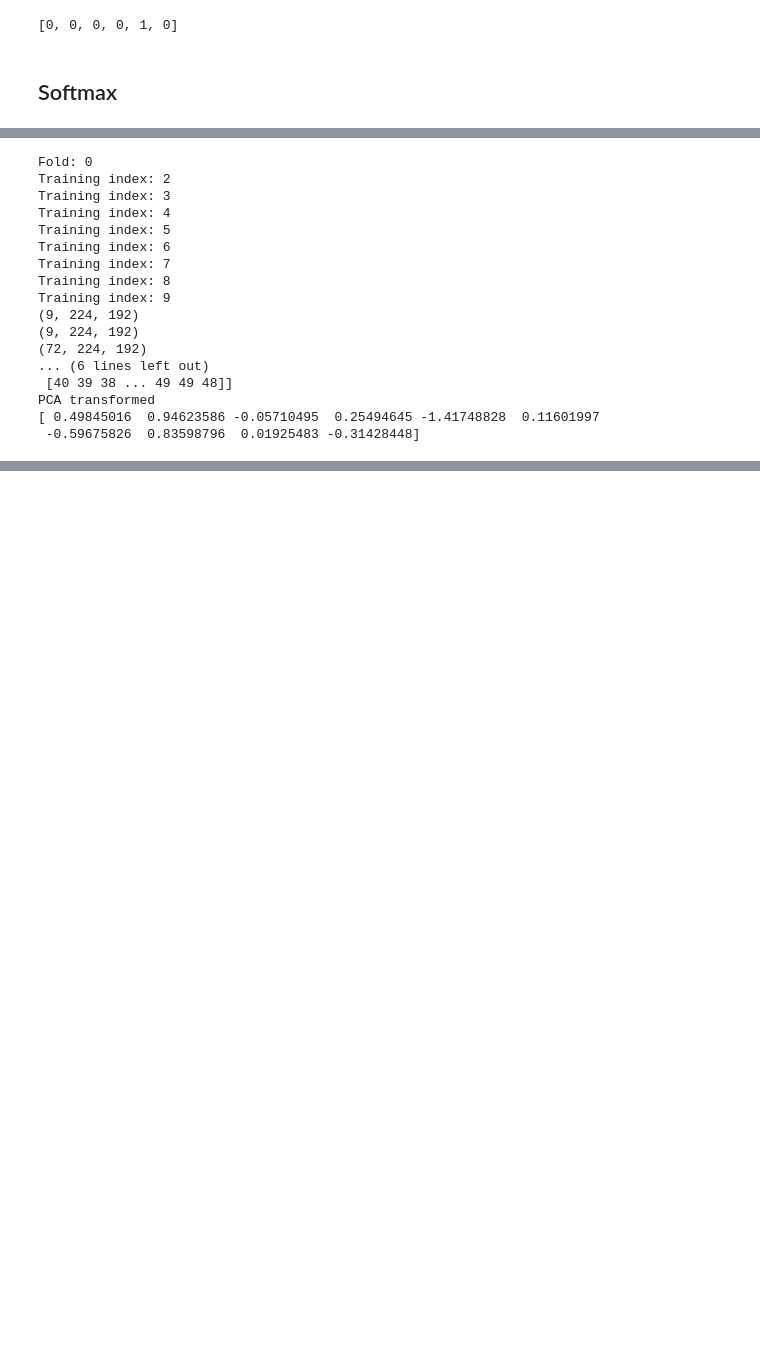
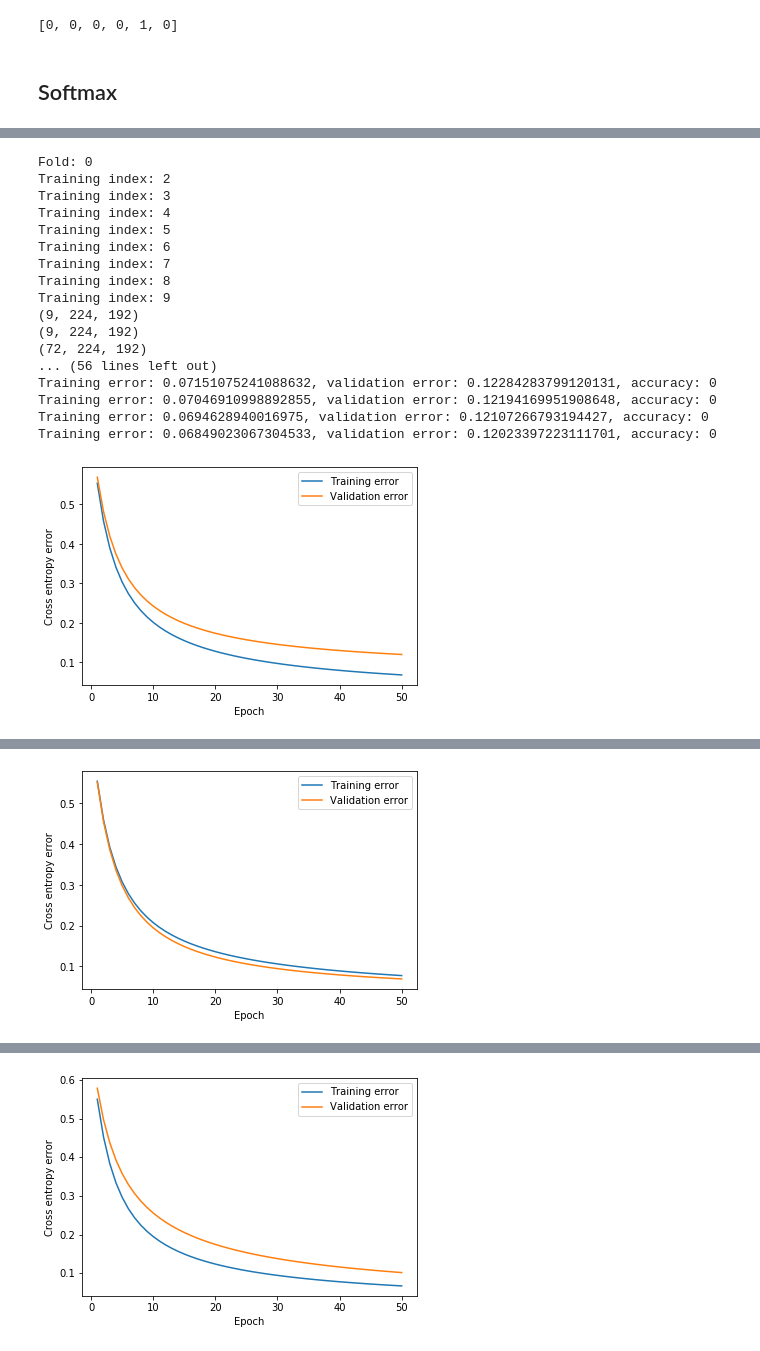
Before and after one commit to jonryf/deep-learning-facial-expression-classification, a Jupyter notebook: PA1 Logistic Regression.ipynb, the cells around one changed output, grey strips where cells are left out. Saved outputs shown, nothing was run; the diff lists cells and outputs as text; code cells hidden in the pictures; blank space fills up the shorter version.

```diff
--- a/PA1 Logistic Regression.ipynb
+++ b/PA1 Logistic Regression.ipynb
@@ -365,3 +419,22 @@ class PCA:
         compressed_image_vectors = np.matmul(flat_images, self.components) / self.singular_values
         return compressed_image_vectors
     '''
+# %%
+
+def split_x_y(data):
+    return np.array([item[0] for item in data]), np.array([item[1] for item in data])
+
+
+
+data = split_x_y(all_data)[0]
+pca = PCA(data[0:10], 10)
+transformed = pca.transform_single(data[11])
+inverse_transformed = pca.inverse_transform_single(transformed)
+print(inverse_transformed)
+print("vs")
+print(data[11])
+print(inverse_transformed == data[11])
+
+
+img = Image.fromarray(inverse_transformed)
+img.show()
@@ -368,12 +459,6 @@ class PCA:
 # %%
 import matplotlib.pyplot as plt
 #from pca import PCA
-
-EPOCHS = 100
-K = 10
-LOGISTIC = False
-CATEGORIES = 2
-LEARNING_RATE = 0.01
 
 class EpochData:
     def __init__(self):
@@ -383,6 +468,14 @@ class EpochData:
     def save(self, error, acc):
         self.error.append(error)
         self.acc.append(acc)
+
+    def add(self, epoch_data):
+        if self.acc is None:
+            self.acc = epoch_data.acc
+            self.error = epoch_data.acc
+        else:
+            self.acc += epoch_data.acc
+            self.error += epoch_data.acc
 
 
     def score(self):
@@ -409,21 +502,24 @@ def split_x_y(data):
     return np.array([item[0] for item in data]), np.array([item[1] for item in data])
 
 def one_hot_encode(labels):
-    new_labels = np.zeros((len(labels), CATEGORIES))
+    new_labels = np.zeros((len(labels), len(CATEGORIES)))
     new_labels[np.arange(labels.size), labels] = 1
     return new_labels
 
 def train():
     best_model = None
 
-    folds = kfold(all_happy_angry)
+    folds = kfold(all_data)
+    avg_epoch_data = EpochData()
+
+
     k = len(folds)
     for fold in range(k):
         # define the model
         if LOGISTIC:
             model = LogisticRegression(LEARNING_RATE, K)
         else:
-            model = SoftmaxRegression(LEARNING_RATE, K, CATEGORIES)
+            model = SoftmaxRegression(LEARNING_RATE, K, len(CATEGORIES))
 
         # split data
         val_data, test_data = split_x_y(folds[fold]), split_x_y(folds[(fold + 1) % k])
@@ -455,11 +551,14 @@ def train():
         for epoch in range(EPOCHS):
             model.batch_gradient_descent(train_data[0], train_data[1])
             #print(model.probabilities(train_data[0]))
-            training_error = model.loss(train_data[1], model.probabilities(train_data[0]))
-            validation_error = model.loss(val_data[1], model.probabilities(val_data[0]))
+            train_prob = model.probabilities(train_data[0])
+            val_prob = model.probabilities(val_data[0])
 
-            traning_acc = 0.3 #model.make_prediction()
-            validation_acc = 0.4 #model.make_prediction()
+            training_error = model.loss(train_data[1], train_prob)
+            validation_error = model.loss(val_data[1], val_prob)
+
+            traning_acc = 0 #model.accuracy(train_prob, train_data[1])
+            validation_acc = 0 # model.accuracy(val_prob, val_data[1])
 
             print("Training error: {}, validation error: {}, accuracy: {}".format(training_error, validation_error, traning_acc))
 
@@ -471,35 +570,37 @@ def train():
         # plot the graphs
         data_to_plot = [training_performance.error, validation_performance.error]
         legends = ["Training error", "Validation error"]
         visualize_data(data_to_plot,legends, "Epoch", "Cross entropy error")
 
         # save the validation data to the model
         model.epoch_data = validation_performance
 
         # save the best model
         if best_model is None:
             best_model = model
         elif best_model.epoch_data.score() > model.epoch_data.score():
             best_model = model
 
+        #best_model.visualize_weights(pca)
 
 
 train()
 # %% [output]
 Fold: 0
 Training index: 2
 Training index: 3
 Training index: 4
 Training index: 5
 Training index: 6
 Training index: 7
 Training index: 8
 Training index: 9
 (9, 224, 192)
 (9, 224, 192)
 (72, 224, 192)
-... (6 lines left out)
- [40 39 38 ... 49 49 48]]
-PCA transformed
-[ 0.49845016  0.94623586 -0.05710495  0.25494645 -1.41748828  0.11601997
- -0.59675826  0.83598796  0.01925483 -0.31428448]
+... (56 lines left out)
+Training error: 0.07151075241088632, validation error: 0.12284283799120131, accuracy: 0
+Training error: 0.07046910998892855, validation error: 0.12194169951908648, accuracy: 0
+Training error: 0.0694628940016975, validation error: 0.12107266793194427, accuracy: 0
+Training error: 0.06849023067304533, validation error: 0.12023397223111701, accuracy: 0
+[figure, added]
@@ -506,0 +624 @@ ValueError: operands could not be broadcast together with shapes (72,2) (72,)
+[figure, added]
@@ -506,0 +642 @@ ValueError: operands could not be broadcast together with shapes (72,2) (72,)
+[figure, added]
```
Also changed, not shown: parts of 20 cells of this notebook.
